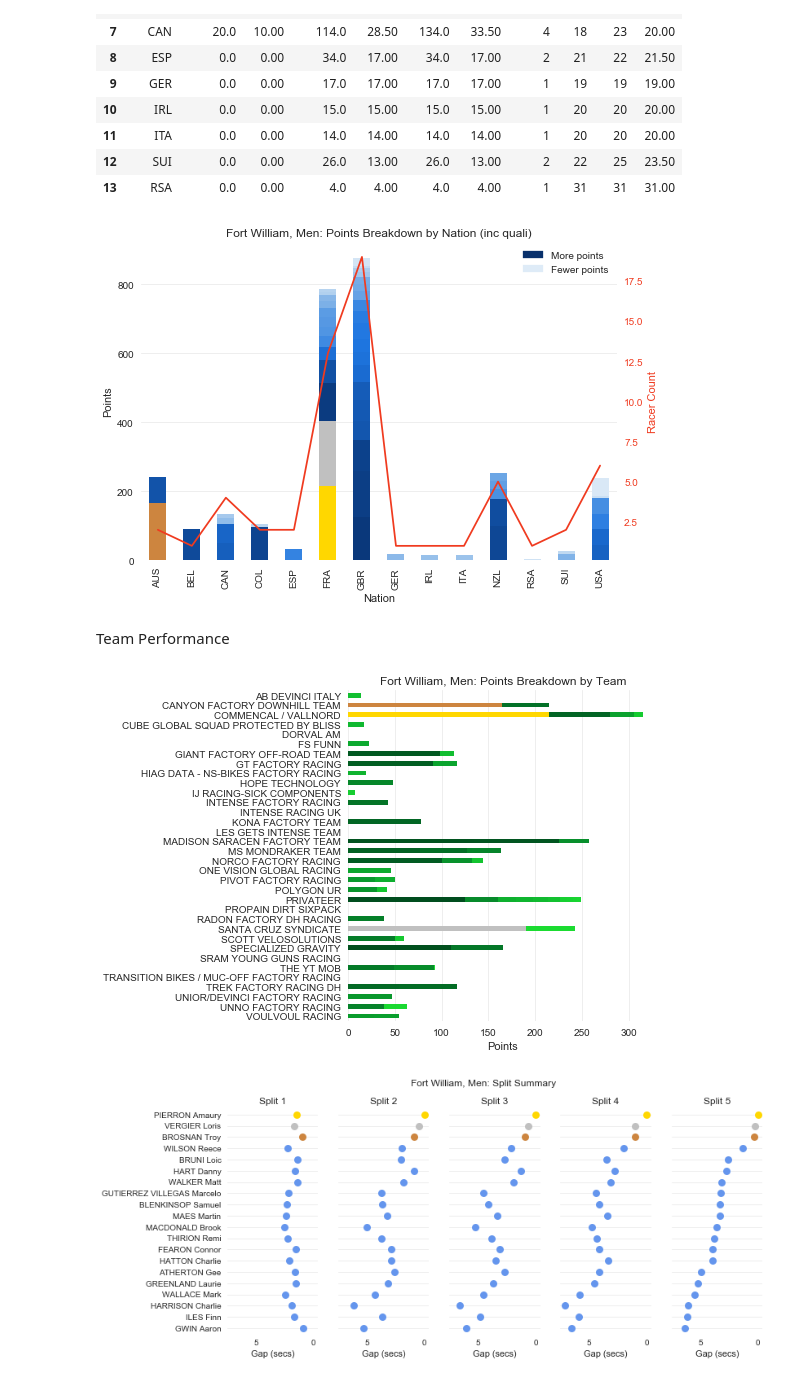
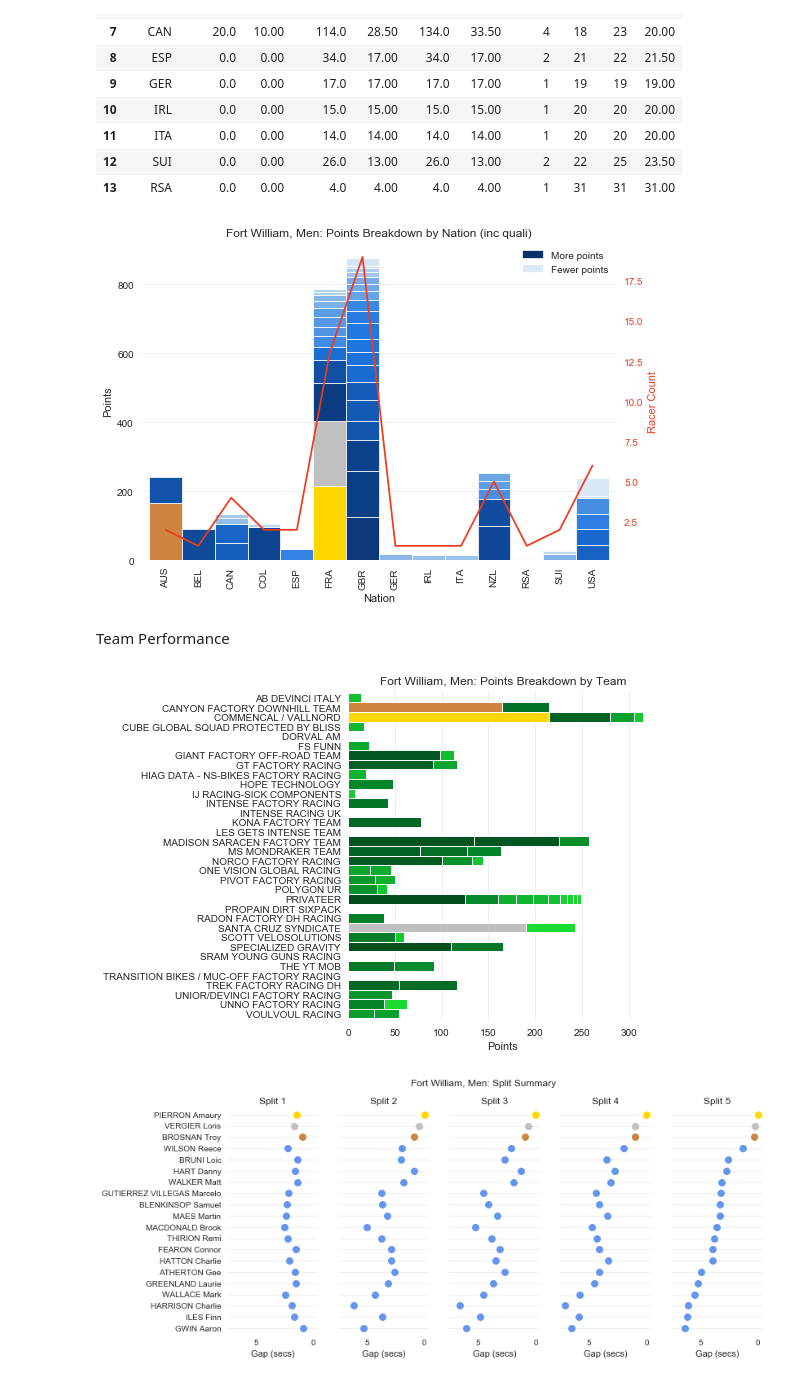
Before and after one commit to domwrap/mtbgeekstats, a Jupyter notebook: 2018/dh_race_analysis.ipynb, the cells around one changed output. Saved outputs shown, nothing was run; the diff lists cells and outputs as text; code cells hidden in the pictures.

Commit message:
Stacked bar styling: add gaps between data points for clarity

```diff
--- a/2018/dh_race_analysis.ipynb
+++ b/2018/dh_race_analysis.ipynb
@@ -604,47 +604,46 @@ dfPoints = dfm[:60][['name', 'Nation', 'points']].copy().dropna()
 dfPivot = dfPoints.pivot( index='Nation', columns='name', values='points' ).fillna(0)
 dfPivot = dfPivot[dfm[:60]['name']] # Reorder columns
 dfb = dfa.sort_values( ['Nation'], ascending=True )
 
 colors = colorList( '#08306b', '#deebf7', len(dfPoints) )
 
-ax = dfPivot.plot.bar( stacked=True, color=colors )
+ax = dfPivot.plot.bar( stacked=True, color=colors, edgecolor='white', linewidth=.75, width=1 )
 leg1 = mpatches.Patch(color='#08306b', label='More points')
 leg2 = mpatches.Patch(color='#deebf7', label='Fewer points')
 ax.legend_.remove()
 plt.legend( handles=[leg1, leg2])
 plt.title(chart_title_prefix + ': Points Breakdown by Nation (inc quali)')
 ax.set_ylabel( 'Points' )
 
 ax2 = ax.twinx()
 ax2.plot( dfb['Nation'], dfb['bib']['count'], '#f03b20' )
 ax2.set_ylabel('Racer Count', color='#f03b20')
 ax2.tick_params('y', colors='#f03b20', zorder='0')
 
 ax.grid( False, which='major', axis='y', color='#EEEEEE' )
 ax2.grid( False, which='major', axis='y' )
 ax.grid( False, which='major', axis='x' )
 ax2.grid( False, which='major', axis='x' )
 
 ax.set_frame_on(False)
 ax2.set_frame_on(False)
 plt.tight_layout()
 
 if image_gen:
     plt.savefig( file_prefix + '_points_by_nation.png', dpi=dpi )
 # %% [output]
-[figure, old version]
+[figure, new version]
 # %% [markdown]
 Team Performance
 # %%
 dfTeams = dfm[['name', 'UciTeamName', 'points']].copy().fillna('PRIVATEER')
 dfTeamPoints = dfTeams.pivot( index='UciTeamName', columns='name', values='points' ).fillna(0)
 dfTeamPoints = dfTeamPoints[dfm[:60]['name']]
+dfTeamPoints = dfTeamPoints.sort_index( ascending=False )
 
 colors = colorList( '#00441b', '#e5f5e0', len(df) )
 
-dfTeamPoints = dfTeamPoints.sort_index( ascending=False )
-
-ax = dfTeamPoints.plot.barh( stacked=True, color=colors )
+ax = dfTeamPoints.plot.barh( stacked=True, color=colors, edgecolor='white', linewidth=1, width=1 )
 ax.legend_.remove()
 plt.title(chart_title_prefix + ': Points Breakdown by Team')
 ax.set_xlabel( 'Points' )
@@ -660,7 +659,7 @@ plt.tight_layout()
 if image_gen:
     plt.savefig( file_prefix + '_points_by_team.png', dpi=dpi )
 # %% [output]
-[figure, old version]
+[figure, new version]
 # %%
 # https://seaborn.pydata.org/examples/pairgrid_dotplot.html
 data = dfm[0:topX]
```
Also changed, not shown: 2 other files.
